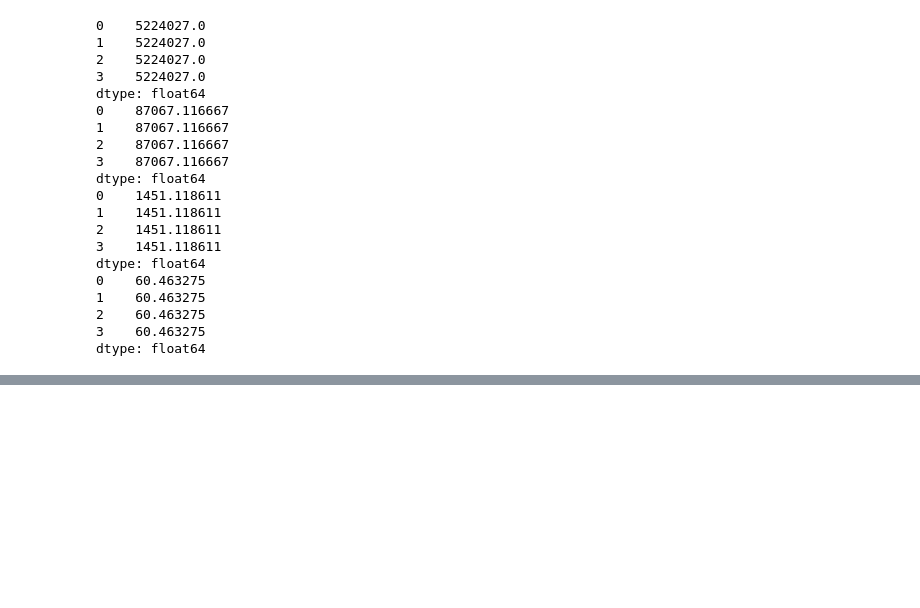
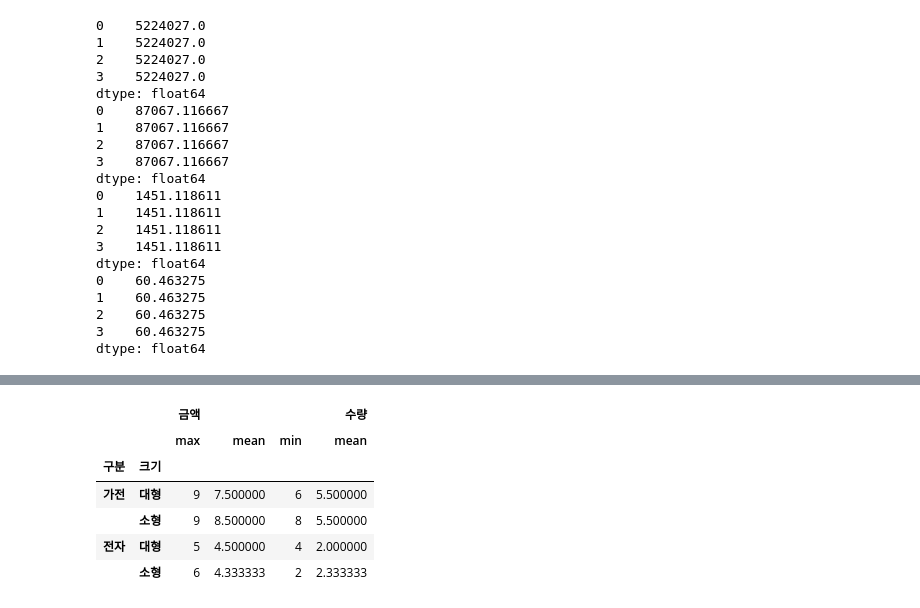
Before and after one commit to govin08/travail, a Jupyter notebook: 2026/0531_BAE/part1/ch02.ipynb, the cells around one changed output, grey strips where cells are left out. Cells and saved outputs as stored; diff of their text form; code cells hidden in the pictures; blank space fills up the shorter version.

```diff
--- a/2026/0531_BAE/part1/ch02.ipynb
+++ b/2026/0531_BAE/part1/ch02.ipynb
@@ -1441,0 +1649,11 @@ print(diff.dt.days)
+# %%
+pt = df.pivot_table(index=['구분', '크기'], values=['수량', '금액'], aggfunc={'수량':'mean', '금액':['min', 'max','mean']})
+pt
+# %% [output]
+|  |  | 금액 |  |  | 수량 |
+|  |  | max | mean | min | mean |
+| 구분 | 크기 |  |  |  |  |
+| 가전 | 대형 | 9 | 7.500000 | 6 | 5.500000 |
+|  | 소형 | 9 | 8.500000 | 8 | 5.500000 |
+| 전자 | 대형 | 5 | 4.500000 | 4 | 2.000000 |
+|  | 소형 | 6 | 4.333333 | 2 | 2.333333 |
```
Also changed, not shown: parts of 30 cells of this notebook, 36 other files.
